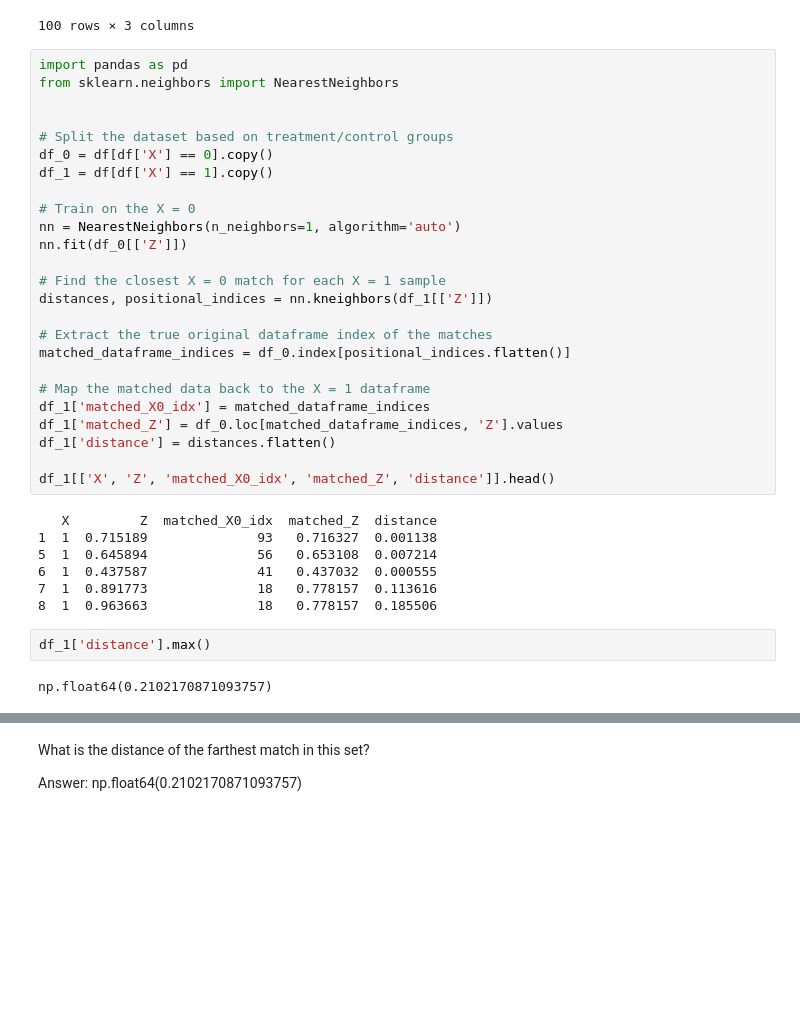
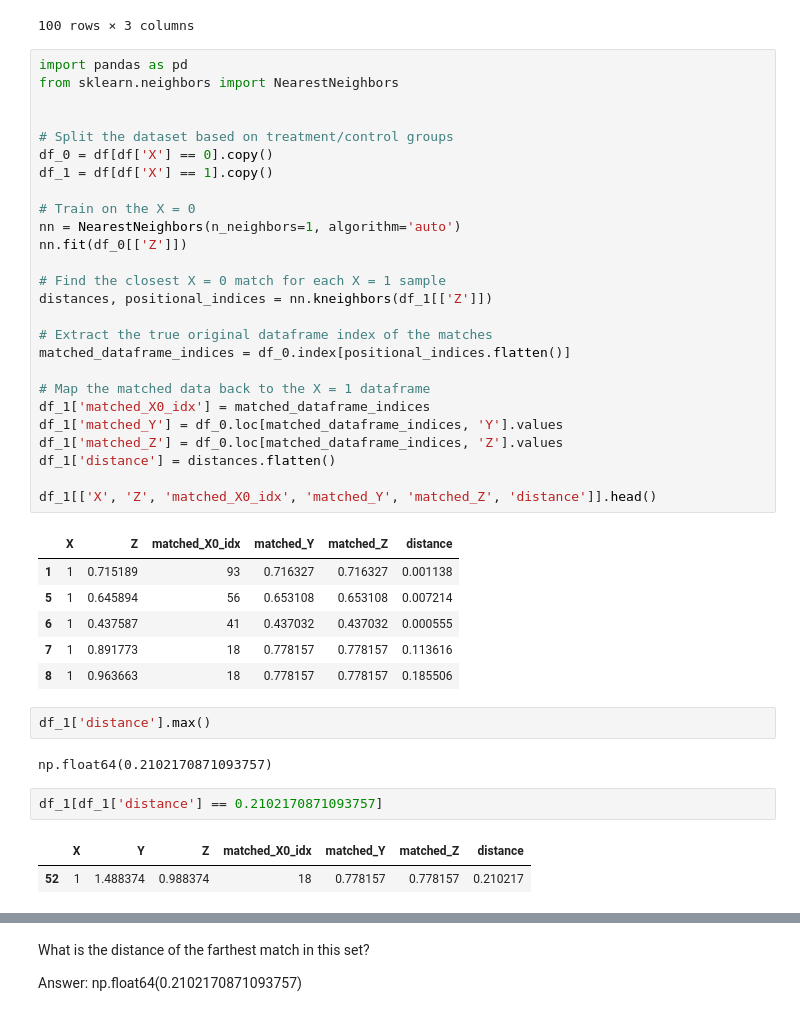
Before and after one commit to calebhadley1/DX702-mod-6, a Jupyter notebook: homework_1.2.ipynb, the cells around one changed output, grey strips where cells are left out. Cells and saved outputs as stored; diff of their text form; blank space fills up the shorter version.

```diff
--- a/homework_1.2.ipynb
+++ b/homework_1.2.ipynb
@@ -21,36 +21,42 @@ df
 # %%
 import pandas as pd
 from sklearn.neighbors import NearestNeighbors
 
 
 # Split the dataset based on treatment/control groups
 df_0 = df[df['X'] == 0].copy()
 df_1 = df[df['X'] == 1].copy()
 
 # Train on the X = 0
 nn = NearestNeighbors(n_neighbors=1, algorithm='auto')
 nn.fit(df_0[['Z']])
 
 # Find the closest X = 0 match for each X = 1 sample
 distances, positional_indices = nn.kneighbors(df_1[['Z']])
 
 # Extract the true original dataframe index of the matches
 matched_dataframe_indices = df_0.index[positional_indices.flatten()]
 
 # Map the matched data back to the X = 1 dataframe
 df_1['matched_X0_idx'] = matched_dataframe_indices
+df_1['matched_Y'] = df_0.loc[matched_dataframe_indices, 'Y'].values
 df_1['matched_Z'] = df_0.loc[matched_dataframe_indices, 'Z'].values
 df_1['distance'] = distances.flatten()
 
-df_1[['X', 'Z', 'matched_X0_idx', 'matched_Z', 'distance']].head()
+df_1[['X', 'Z', 'matched_X0_idx', 'matched_Y', 'matched_Z', 'distance']].head()
 # %% [output]
-   X         Z  matched_X0_idx  matched_Z  distance
-1  1  0.715189              93   0.716327  0.001138
-5  1  0.645894              56   0.653108  0.007214
-6  1  0.437587              41   0.437032  0.000555
-7  1  0.891773              18   0.778157  0.113616
-8  1  0.963663              18   0.778157  0.185506
+|  | X | Z | matched_X0_idx | matched_Y | matched_Z | distance |
+| 1 | 1 | 0.715189 | 93 | 0.716327 | 0.716327 | 0.001138 |
+| 5 | 1 | 0.645894 | 56 | 0.653108 | 0.653108 | 0.007214 |
+| 6 | 1 | 0.437587 | 41 | 0.437032 | 0.437032 | 0.000555 |
+| 7 | 1 | 0.891773 | 18 | 0.778157 | 0.778157 | 0.113616 |
+| 8 | 1 | 0.963663 | 18 | 0.778157 | 0.778157 | 0.185506 |
 # %%
 df_1['distance'].max()
 # %% [output]
 np.float64(0.2102170871093757)
+# %%
+df_1[df_1['distance'] == 0.2102170871093757]
+# %% [output]
+|  | X | Y | Z | matched_X0_idx | matched_Y | matched_Z | distance |
+| 52 | 1 | 1.488374 | 0.988374 | 18 | 0.778157 | 0.778157 | 0.210217 |
```
Also changed, not shown: parts of 3 cells of this notebook, 1 other file.
